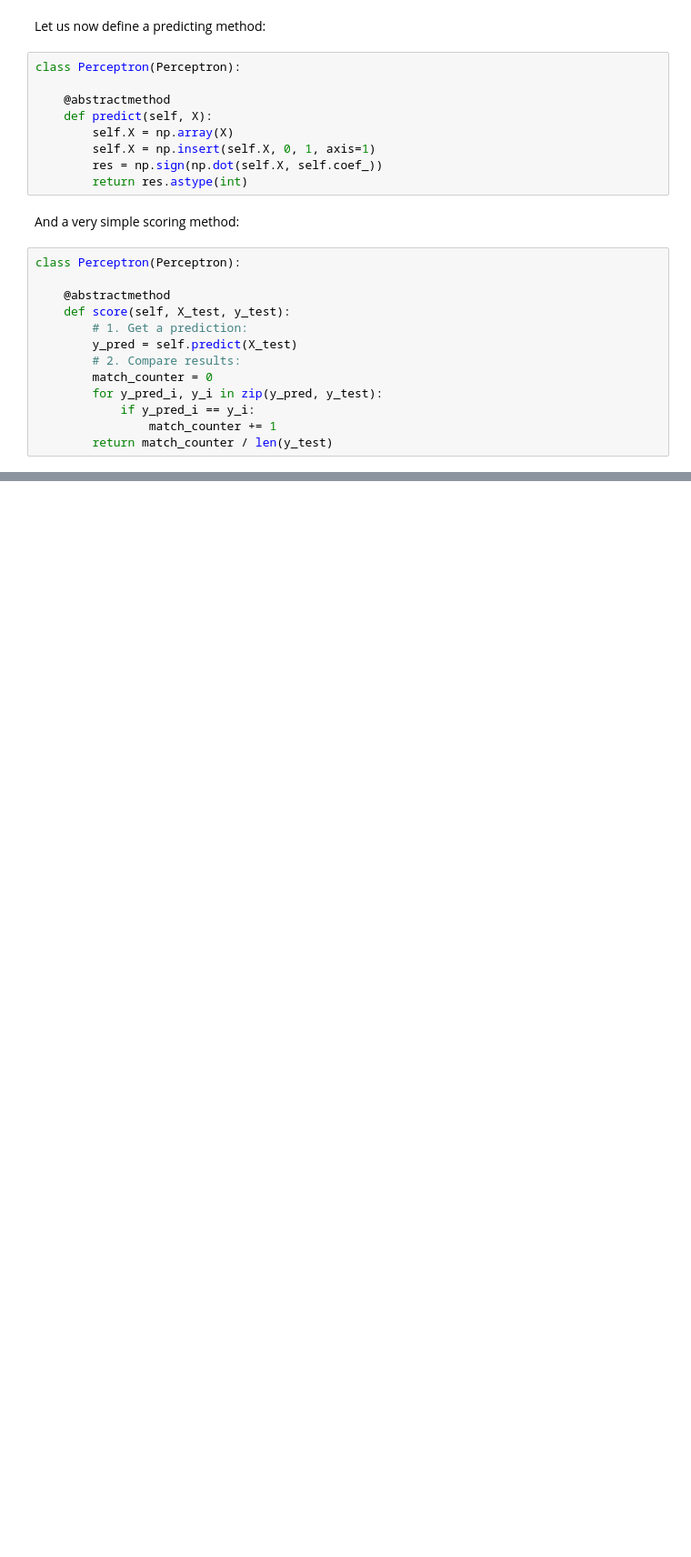
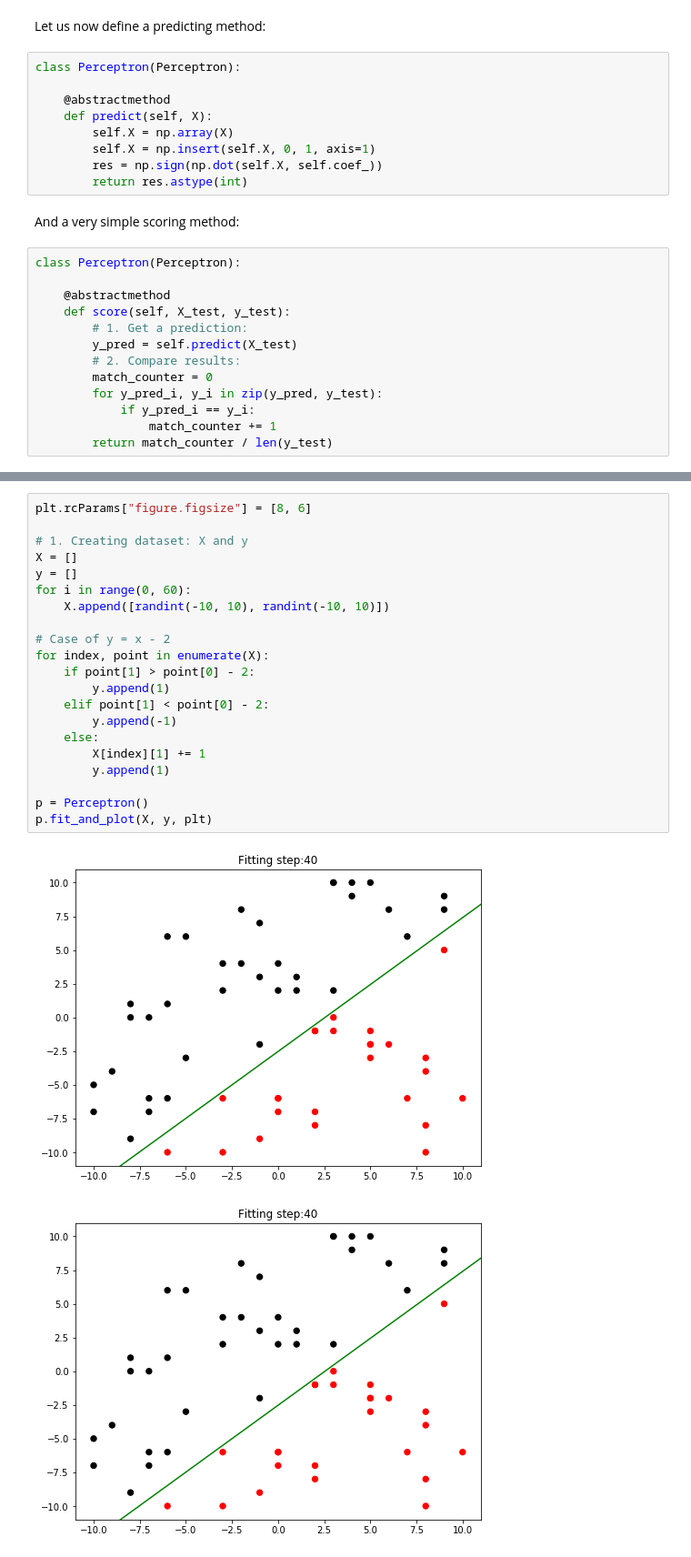
Before and after one commit to KonstantinMasich/Machine_Learning, a Jupyter notebook: Classifiers/Perceptron/Simplest_Perceptron.ipynb, the cells around one changed output, grey strips where cells are left out. Shown: that part at 91% size. Cells and saved outputs as stored; diff of their text form; blank space fills up the shorter version.

```diff
--- a/Classifiers/Perceptron/Simplest_Perceptron.ipynb
+++ b/Classifiers/Perceptron/Simplest_Perceptron.ipynb
@@ -265,0 +244,24 @@ IndexError: index 1 is out of bounds for axis 0 with size 1
+# %%
+plt.rcParams["figure.figsize"] = [8, 6]
+
+# 1. Creating dataset: X and y
+X = []
+y = []
+for i in range(0, 60):
+    X.append([randint(-10, 10), randint(-10, 10)])
+
+# Case of y = x - 2
+for index, point in enumerate(X):
+    if point[1] > point[0] - 2:
+        y.append(1)
+    elif point[1] < point[0] - 2:
+        y.append(-1)
+    else:
+        X[index][1] += 1
+        y.append(1)
+
+p = Perceptron()
+p.fit_and_plot(X, y, plt)
+# %% [output]
+[figure, added]
+[figure, added]
```
Also changed, not shown: parts of 18 cells of this notebook.
